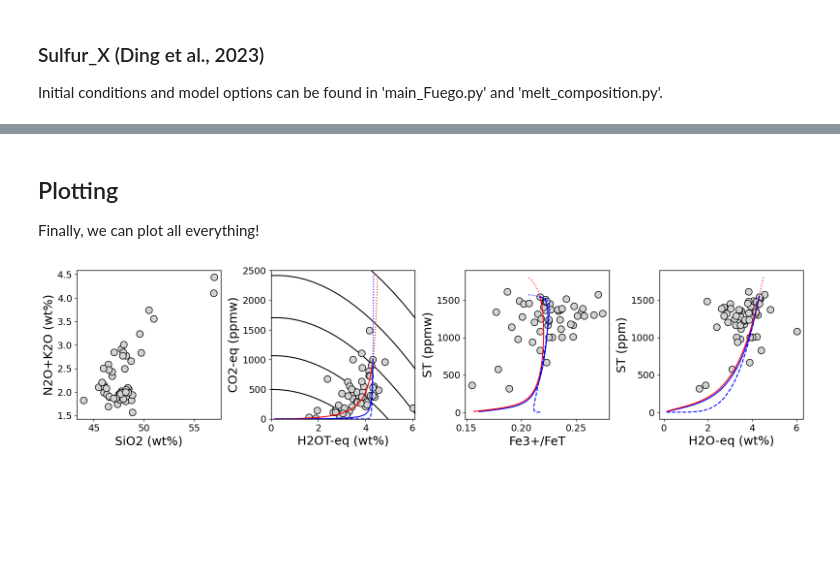
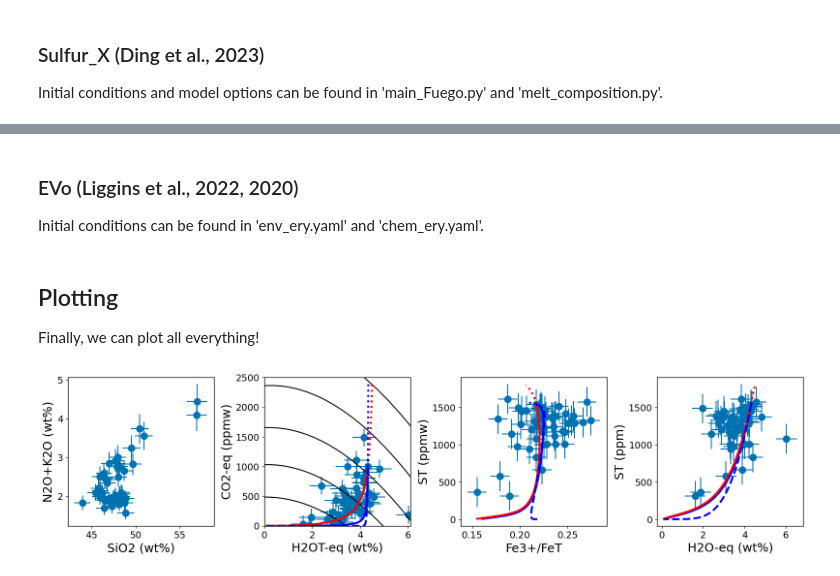
Before and after one commit to kaylai/VolFe-featurebranch, a Jupyter notebook: docs/Examples/5a marianas.ipynb, the cells around one changed output, grey strips where cells are left out. Saved outputs shown, nothing was run; the diff lists cells and outputs as text; code cells hidden in the pictures; blank space fills up the shorter version.

```diff
--- a/docs/Examples/5a marianas.ipynb
+++ b/docs/Examples/5a marianas.ipynb
@@ -42,3 +55,6 @@ my_analyses.insert(1,"T_C",T_C_all)
+# %%
+my_analyses['T_C_sd'] = 51.
+my_analyses['T_C_sd_type'] = 'A'
 # %% [markdown]
 ## Calculate the pressure of vapor-saturation
 
@@ -161,7 +174,12 @@ my_models = [['gassing_style','open']]
 # turn to dataframe with correct column headers and indexes
 my_models = vf.make_df_and_add_model_defaults(my_models)
 
-degassing_open = vf.calc_gassing(my_analyses,run=29,models=my_models)
+# run calculation
+#degassing_open = vf.calc_gassing(my_analyses,run=29,models=my_models)
+# save result
+#degassing_open.to_csv('../files/marianas_degas_open.csv', index=False, header=True)
+# load result
+degassing_open = pd.read_csv("../files/marianas_degas_open.csv")
 # %% [markdown]
 ### Open-system regassing
 
@@ -173,7 +191,12 @@ my_models = [['gassing_style','open'],['gassing_direction','regas']]
 # turn to dataframe with correct column headers and indexes
 my_models = vf.make_df_and_add_model_defaults(my_models)
 
-regassing_open = vf.calc_gassing(my_analyses,run=29,models=my_models)
+# run calculation
+#regassing_open = vf.calc_gassing(my_analyses,run=29,models=my_models)
+# save result
+#regassing_open.to_csv('../files/marianas_regas_open.csv', index=False, header=True)
+# load result
+regassing_open = pd.read_csv("../files/marianas_regas_open.csv")
 # %% [markdown]
 ## Comparison to other tools
 
@@ -215,3 +241,10 @@ sulfur_X = pd.read_csv("../files/comparison/sulfur_X.csv")  # load data
 Initial conditions and model options can be found in "chosetto.ctr" and "chosetto.dat". The original output (chosetto.out) was converted to csv, D was replaced with E throughout, and column headers were added.
 # %%
 chosetto = pd.read_csv("../files/comparison/chosetto.csv")  # load data
+# %%
+x = (chosetto['FeO_Fe2O3']*2.*159.69)/71.844
+chosetto_Fe3_FeT = 1.-(x/(x+1.))
+# %% [markdown]
+### EVo (Liggins et al., 2022, 2020)
+
+Initial conditions can be found in 'env_ery.yaml' and 'chem_ery.yaml'.
@@ -222,45 +257,47 @@ Finally, we can plot all everything!
 # %%
 fig, (ax1,ax2,ax3,ax4) = plt.subplots(1, 4, figsize=(16,4))
 
 # TAS
-ax1.plot(my_analyses['SiO2'], my_analyses['K2O']+my_analyses['Na2O'],'ok', mfc='lightgrey')
+ax1.errorbar(my_analyses['SiO2'], y=(my_analyses['K2O']+my_analyses['Na2O']),
+             xerr=((2.*my_analyses["SiO2_sd"])*my_analyses["SiO2"]), yerr=(2*(my_analyses["Na2O_sd"]**2+my_analyses["K2O_sd"]**2.)**0.5)*(my_analyses["K2O"]+my_analyses["Na2O"]),
+             fmt='o')
 ax1.set_ylabel('N2O+K2O (wt%)')
 ax1.set_xlabel('SiO2 (wt%)')
 
 # H2O-CO2
 for x in [isobar1000,isobar2000,isobar3000,isobar4000,isobar5000]:
     ax2.plot(x["H2O_wtpc"], x["CO2_ppm"], '-k')
-ax2.plot(my_analyses['H2O'], my_analyses['CO2ppm'], 'ok', mfc='lightgrey')
-ax2.plot(degassing_closed_1['H2OT-eq_wtpc'], degassing_closed_1['CO2T-eq_ppmw'], '-b')
-ax2.plot(degassing_closed_2['H2OT-eq_wtpc'], degassing_closed_2['CO2T-eq_ppmw'], '-r')
-ax2.plot(regassing_closed_2['H2OT-eq_wtpc'], regassing_closed_2['CO2T-eq_ppmw'], ':r')
-ax2.plot(regassing_open['H2OT-eq_wtpc'], regassing_open['CO2T-eq_ppmw'], ':b')
-ax2.plot(degassing_open['H2OT-eq_wtpc'], degassing_open['CO2T-eq_ppmw'], '--b')
+ax2.errorbar(my_analyses['H2O'], y=my_analyses['CO2ppm'], xerr=(2.*my_analyses['H2O_sd']), yerr=(2*my_analyses["CO2ppm_sd"]), fmt='o', zorder=0)
+ax2.plot(degassing_closed_1['H2OT-eq_wtpc'], degassing_closed_1['CO2T-eq_ppmw'], '-b', linewidth=3.)
+ax2.plot(degassing_closed_2['H2OT-eq_wtpc'], degassing_closed_2['CO2T-eq_ppmw'], '-r', linewidth=3.)
+ax2.plot(regassing_closed_2['H2OT-eq_wtpc'], regassing_closed_2['CO2T-eq_ppmw'], ':r', linewidth=3.)
+ax2.plot(regassing_open['H2OT-eq_wtpc'], regassing_open['CO2T-eq_ppmw'], ':b', linewidth=3.)
+ax2.plot(degassing_open['H2OT-eq_wtpc'], degassing_open['CO2T-eq_ppmw'], '--b', linewidth=3.)
 ax2.set_xlabel('H2OT-eq (wt%)')
 ax2.set_ylabel('CO2-eq (ppmw)')
 ax2.set_ylim([0,2500])
 ax2.set_xlim([0,6.1])
 
 # Fe3+/FeT-ST
-ax3.plot(my_analyses['Fe3FeT'], my_analyses['STppm'], 'ok', mfc='lightgrey')
-ax3.plot(degassing_closed_1['Fe3+/FeT'], degassing_closed_1['ST_ppmw'], '-b')
-ax3.plot(degassing_closed_2['Fe3+/FeT'], degassing_closed_2['ST_ppmw'], '-r')
-ax3.plot(regassing_closed_2['Fe3+/FeT'], regassing_closed_2['ST_ppmw'], ':r')
-ax3.plot(regassing_open['Fe3+/FeT'], regassing_open['ST_ppmw'], ':b')
-ax3.plot(degassing_open['Fe3+/FeT'], degassing_open['ST_ppmw'], '--b')
+ax3.errorbar(my_analyses['Fe3FeT'], y=my_analyses['STppm'], xerr=(2.*my_analyses['Fe3FeT_sd']), yerr=(2*my_analyses["STppm_sd"]), fmt='o', zorder=0)
+ax3.plot(degassing_closed_1['Fe3+/FeT'], degassing_closed_1['ST_ppmw'], '-b', linewidth=3.)
+ax3.plot(degassing_closed_2['Fe3+/FeT'], degassing_closed_2['ST_ppmw'], '-r', linewidth=3.)
+ax3.plot(regassing_closed_2['Fe3+/FeT'], regassing_closed_2['ST_ppmw'], ':r', linewidth=3.)
+ax3.plot(regassing_open['Fe3+/FeT'], regassing_open['ST_ppmw'], ':b', linewidth=3.)
+ax3.plot(degassing_open['Fe3+/FeT'], degassing_open['ST_ppmw'], '--b', linewidth=3.)
 ax3.set_xlabel('Fe3+/FeT')
 ax3.set_ylabel('ST (ppmw)')
 
 
 # H2O-ST
-ax4.plot(my_analyses['H2O'], my_analyses['STppm'], 'ok', mfc='lightgrey')
-ax4.plot(degassing_closed_1['H2OT-eq_wtpc'], degassing_closed_1['ST_ppmw'], '-b')
-ax4.plot(degassing_closed_2['H2OT-eq_wtpc'], degassing_closed_2['ST_ppmw'], '-r')
-ax4.plot(regassing_closed_2['H2OT-eq_wtpc'], regassing_closed_2['ST_ppmw'], ':r')
-ax4.plot(regassing_open['H2OT-eq_wtpc'], regassing_open['ST_ppmw'], ':b')
-ax4.plot(degassing_open['H2OT-eq_wtpc'], degassing_open['ST_ppmw'], '--b')
+ax4.errorbar(my_analyses['H2O'], y=my_analyses['STppm'], xerr=(2.*my_analyses['H2O_sd']), yerr=(2*my_analyses["STppm_sd"]), fmt='o', zorder=0)
+ax4.plot(degassing_closed_1['H2OT-eq_wtpc'], degassing_closed_1['ST_ppmw'], '-b', linewidth=3.)
+ax4.plot(degassing_closed_2['H2OT-eq_wtpc'], degassing_closed_2['ST_ppmw'], '-r', linewidth=3.)
+ax4.plot(regassing_closed_2['H2OT-eq_wtpc'], regassing_closed_2['ST_ppmw'], ':r', linewidth=3.)
+ax4.plot(regassing_open['H2OT-eq_wtpc'], regassing_open['ST_ppmw'], ':b', linewidth=3.)
+ax4.plot(degassing_open['H2OT-eq_wtpc'], degassing_open['ST_ppmw'], '--b', linewidth=3.)
 ax4.set_xlabel('H2O-eq (wt%)')
 ax4.set_ylabel('ST (ppm)')
 fig.tight_layout(pad=1.0)
 # %% [output]
-[figure, old version]
+[figure, new version]
```
Also changed, not shown: parts of 38 cells of this notebook.
